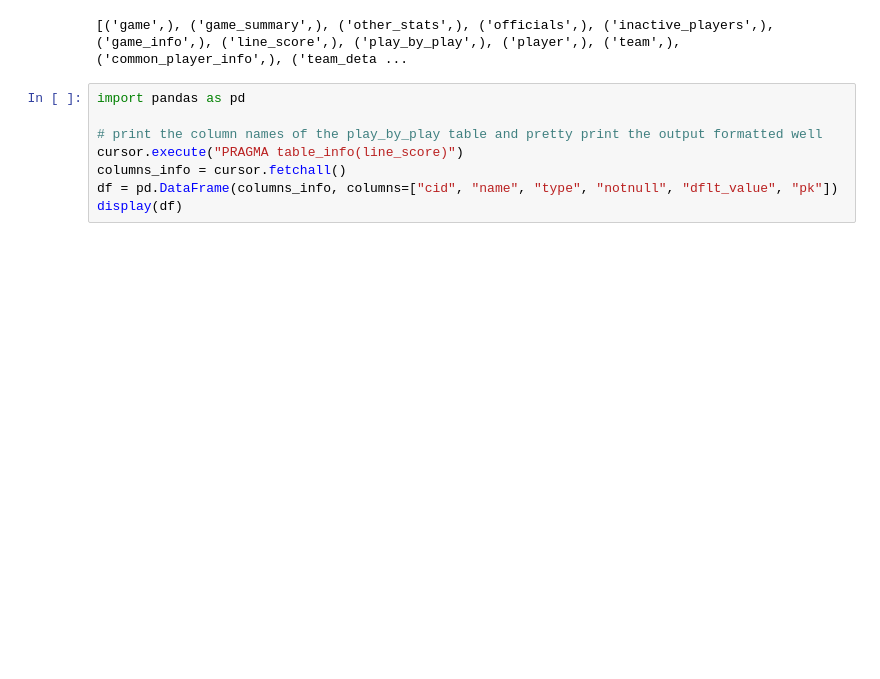
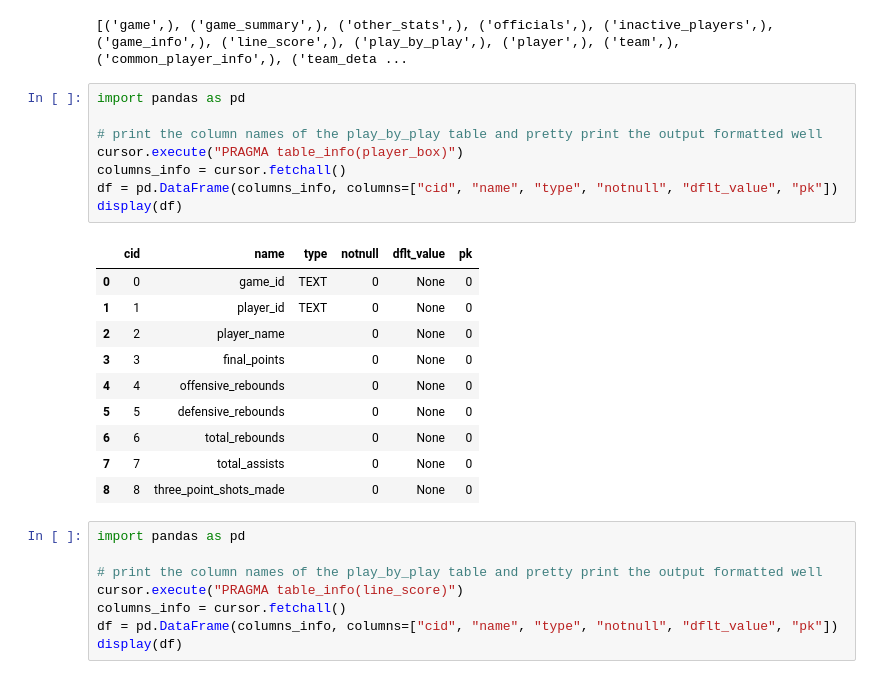
Before and after one commit to RohanChat/nba-mvp, a Jupyter notebook: models/model1/preprocessing.ipynb, the cells around one changed output. Drawn from its saved outputs; the diff is of its cells as text; blank space fills up the shorter version.

```diff
--- a/models/model1/preprocessing.ipynb
+++ b/models/model1/preprocessing.ipynb
@@ -11,6 +11,25 @@ cursor.execute("SELECT name FROM sqlite_master WHERE type='table';")
 print(cursor.fetchall())
 # %% [output]
 [('game',), ('game_summary',), ('other_stats',), ('officials',), ('inactive_players',), ('game_info',), ('line_score',), ('play_by_play',), ('player',), ('team',), ('common_player_info',), ('team_deta ...
+# %%
+import pandas as pd
+
+# print the column names of the play_by_play table and pretty print the output formatted well
+cursor.execute("PRAGMA table_info(player_box)")
+columns_info = cursor.fetchall()
+df = pd.DataFrame(columns_info, columns=["cid", "name", "type", "notnull", "dflt_value", "pk"])
+display(df)
+# %% [output]
+|  | cid | name | type | notnull | dflt_value | pk |
+| 0 | 0 | game_id | TEXT | 0 | None | 0 |
+| 1 | 1 | player_id | TEXT | 0 | None | 0 |
+| 2 | 2 | player_name |  | 0 | None | 0 |
+| 3 | 3 | final_points |  | 0 | None | 0 |
+| 4 | 4 | offensive_rebounds |  | 0 | None | 0 |
+| 5 | 5 | defensive_rebounds |  | 0 | None | 0 |
+| 6 | 6 | total_rebounds |  | 0 | None | 0 |
+| 7 | 7 | total_assists |  | 0 | None | 0 |
+| 8 | 8 | three_point_shots_made |  | 0 | None | 0 |
 # %%
 import pandas as pd
 
```
Also changed, not shown: parts of 2 cells of this notebook, 4 other files.
